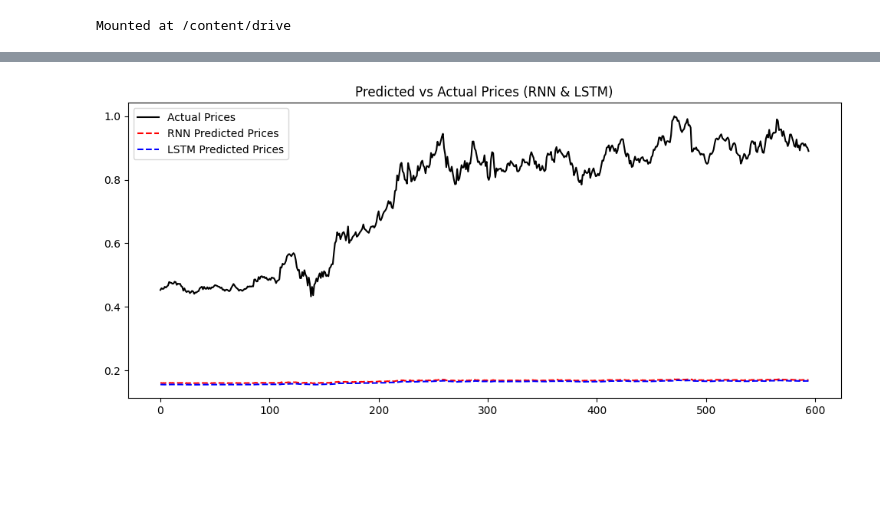
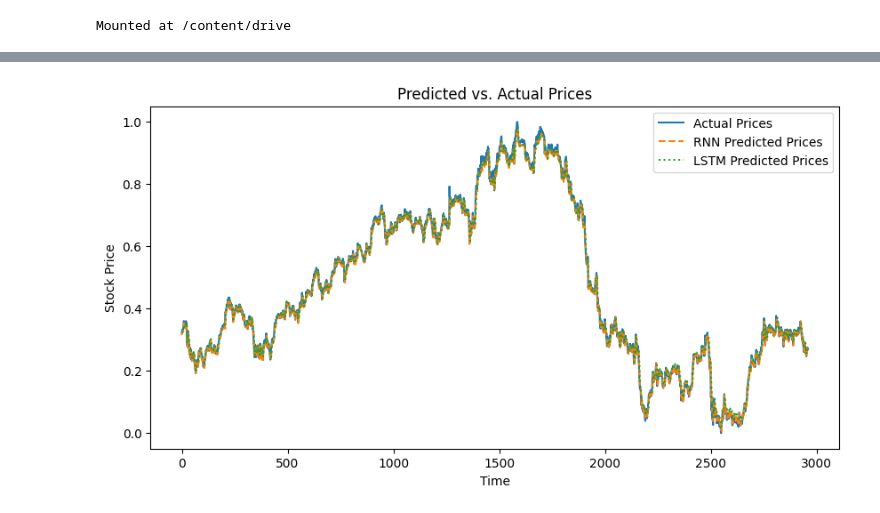
Before and after one commit to shekhawattarun/GenAI, a Jupyter notebook: 2023pai9207_Stock_Market_Prediction.ipynb, the cells around one changed output, grey strips where cells are left out. Drawn from its saved outputs; the diff is of its cells as text; code cells hidden in the pictures; blank space fills up the shorter version.

Commit message:
Stock_Market_Prediction

```diff
--- a/2023pai9207_Stock_Market_Prediction.ipynb
+++ b/2023pai9207_Stock_Market_Prediction.ipynb
@@ -110,10 +119 @@ def load_stock_data(filename):
-# %%
-def preprocess_data(df, sequence_length=50):
-    scaler = MinMaxScaler()
-    df_scaled = scaler.fit_transform(df)
-    sequences, targets = [], []
-    for i in range(len(df_scaled) - sequence_length):
-        sequences.append(df_scaled[i:i+sequence_length])
-        targets.append(df_scaled[i+sequence_length, 3])  # Predicting Close Price
-    return np.array(sequences), np.array(targets), scaler
 # %%
@@ -218,4 +214,0 @@ val_loader = DataLoader(TensorDataset(test_X, test_Y), batch_size=batch_size, sh
-# %%
-# Train LSTM
-lstm_model = LSTMModel(input_dim=5, hidden_dim=64, output_dim=1, num_layers=2).to(device)
-lstm_train_loss, lstm_val_loss = train_model(lstm_model, train_loader, val_loader)
@@ -240,4 +214,0 @@ Epoch 50/50, Train Loss: 0.02315, Val Loss: 0.37966
-# %%
-# Train RNN
-rnn_model = RNNModel(input_dim=5, hidden_dim=64, output_dim=1, num_layers=2).to(device)
-rnn_train_loss, rnn_val_loss = train_model(rnn_model, train_loader, val_loader)
@@ -282,10 +215,20 @@ with torch.no_grad():
 # %%
-plt.figure(figsize=(12,5))
-plt.plot(actual, label="Actual Prices", color='black')
-plt.plot(rnn_pred, label="RNN Predicted Prices", linestyle='dashed', color='red')
-plt.plot(lstm_pred, label="LSTM Predicted Prices", linestyle='dashed', color='blue')
+# Predictions and comparison
+with torch.no_grad():
+    y_pred_rnn = rnn_model(X_train).numpy()
+    y_pred_lstm = lstm_model(X_train).numpy()
+
+y_actual = y_train.numpy()
+
+tl = np.arange(len(y_actual))
+plt.figure(figsize=(10, 5))
+plt.plot(tl, y_actual, label='Actual Prices')
+plt.plot(tl, y_pred_rnn, label='RNN Predicted Prices', linestyle='dashed')
+plt.plot(tl, y_pred_lstm, label='LSTM Predicted Prices', linestyle='dotted')
+plt.xlabel('Time')
+plt.ylabel('Stock Price')
 plt.legend()
-plt.title("Predicted vs Actual Prices (RNN & LSTM)")
+plt.title('Predicted vs. Actual Prices')
 plt.show()
 # %% [output]
-[figure, old version]
+[figure, new version]
```
Also changed, not shown: parts of 23 cells of this notebook.
